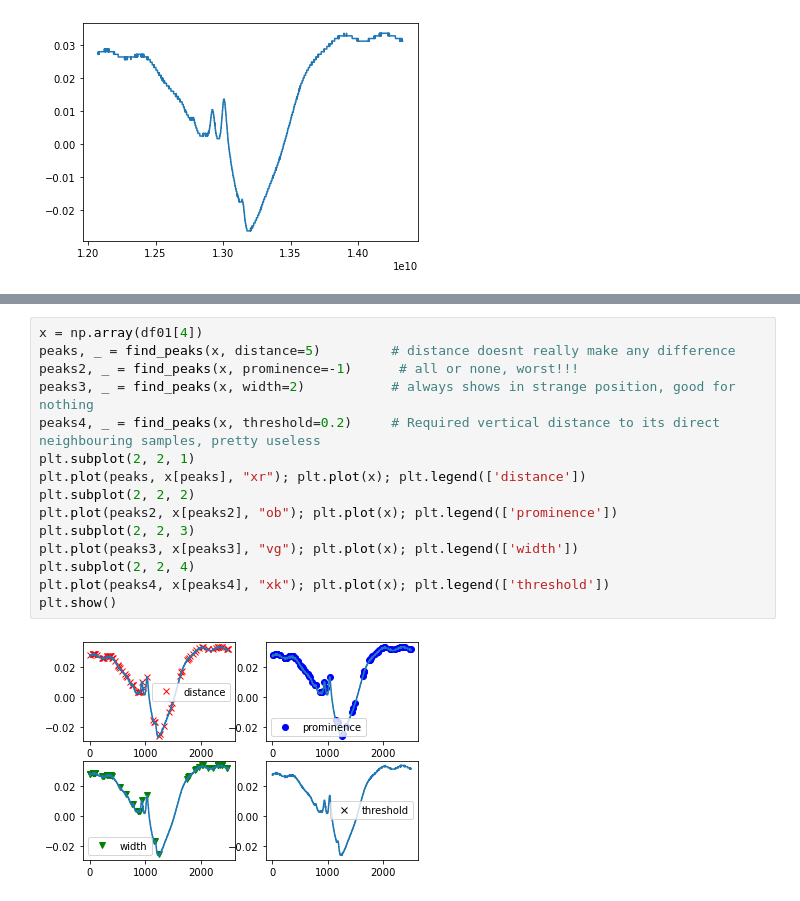
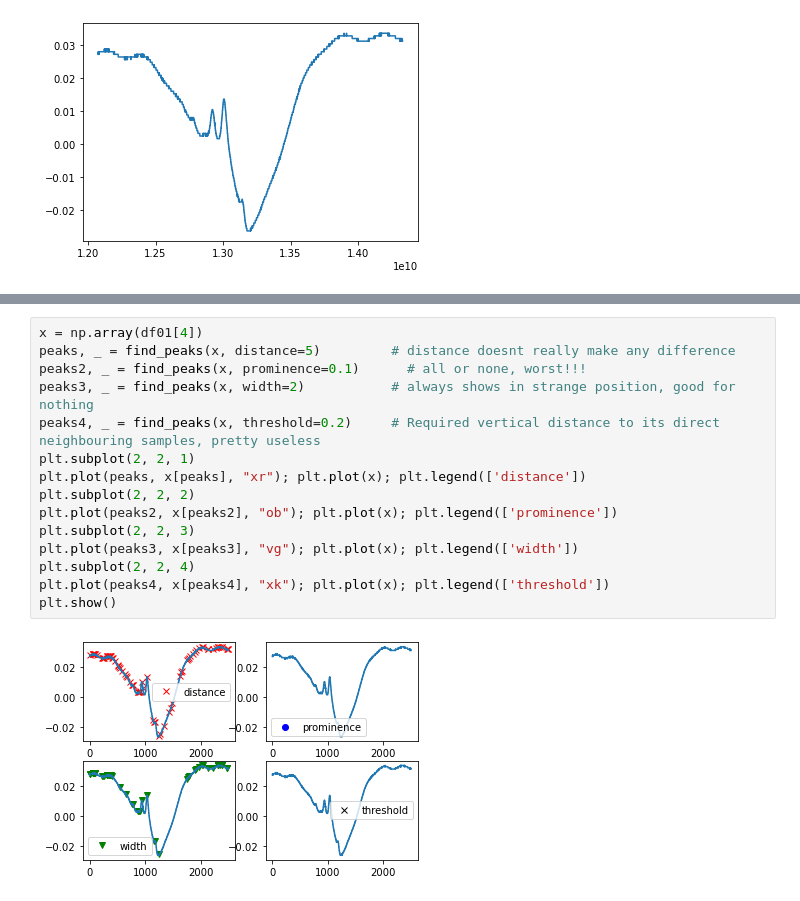
Before and after one commit to Rikkertttt/Rubidium-Spectroscopy, a Jupyter notebook: magnetic diversion.ipynb, the cells around one changed output, grey strips where cells are left out. Saved outputs shown, nothing was run; the diff lists cells and outputs as text.

Commit message:
doppler free measurement 3 peaks found

```diff
--- a/magnetic diversion.ipynb
+++ b/magnetic diversion.ipynb
@@ -178,17 +154,17 @@ ValueError: x and y must have same first dimension, but have shapes (1400,) and
 # %%
 x = np.array(df01[4])
 peaks, _ = find_peaks(x, distance=5)         # distance doesnt really make any difference
-peaks2, _ = find_peaks(x, prominence=-1)      # all or none, worst!!!
+peaks2, _ = find_peaks(x, prominence=0.1)      # all or none, worst!!!
 peaks3, _ = find_peaks(x, width=2)           # always shows in strange position, good for nothing
 peaks4, _ = find_peaks(x, threshold=0.2)     # Required vertical distance to its direct neighbouring samples, pretty useless
 plt.subplot(2, 2, 1)
 plt.plot(peaks, x[peaks], "xr"); plt.plot(x); plt.legend(['distance'])
 plt.subplot(2, 2, 2)
 plt.plot(peaks2, x[peaks2], "ob"); plt.plot(x); plt.legend(['prominence'])
 plt.subplot(2, 2, 3)
 plt.plot(peaks3, x[peaks3], "vg"); plt.plot(x); plt.legend(['width'])
 plt.subplot(2, 2, 4)
 plt.plot(peaks4, x[peaks4], "xk"); plt.plot(x); plt.legend(['threshold'])
 plt.show()
 # %% [output]
-[figure, old version]
+[figure, new version]
```
Also changed, not shown: parts of 5 cells of this notebook.
